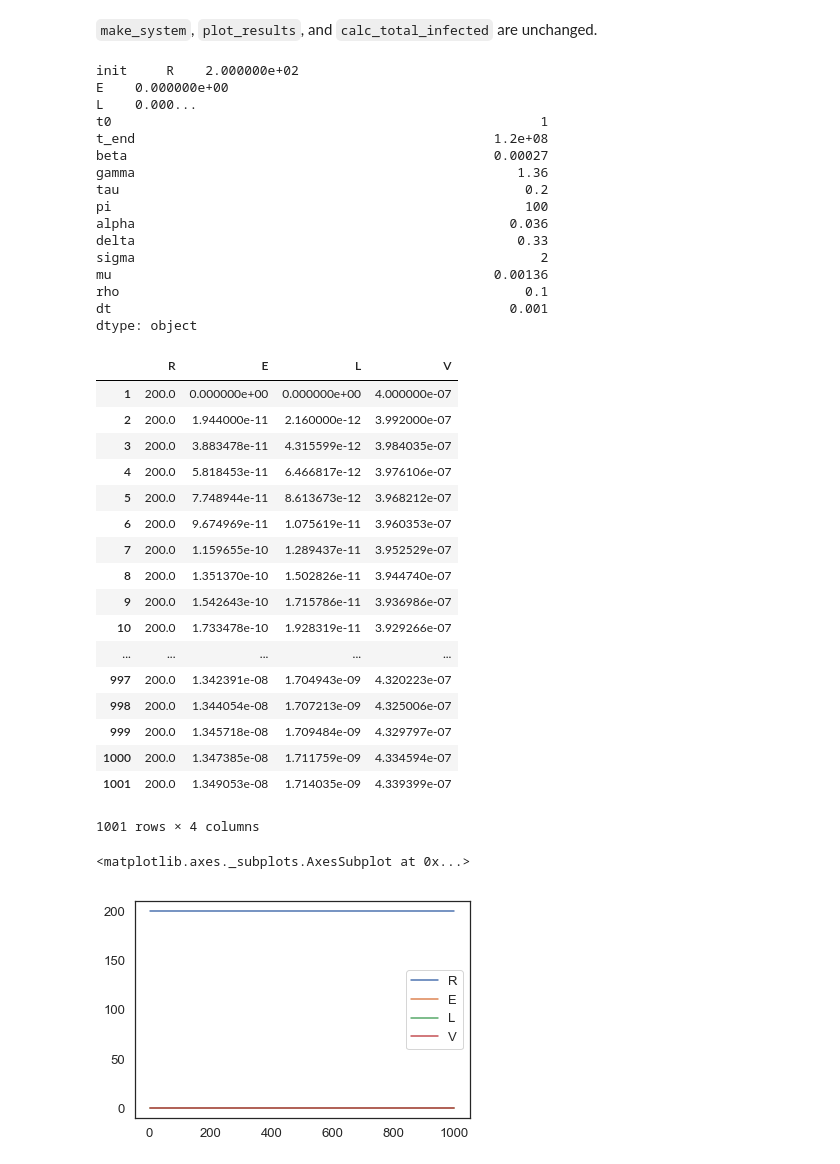
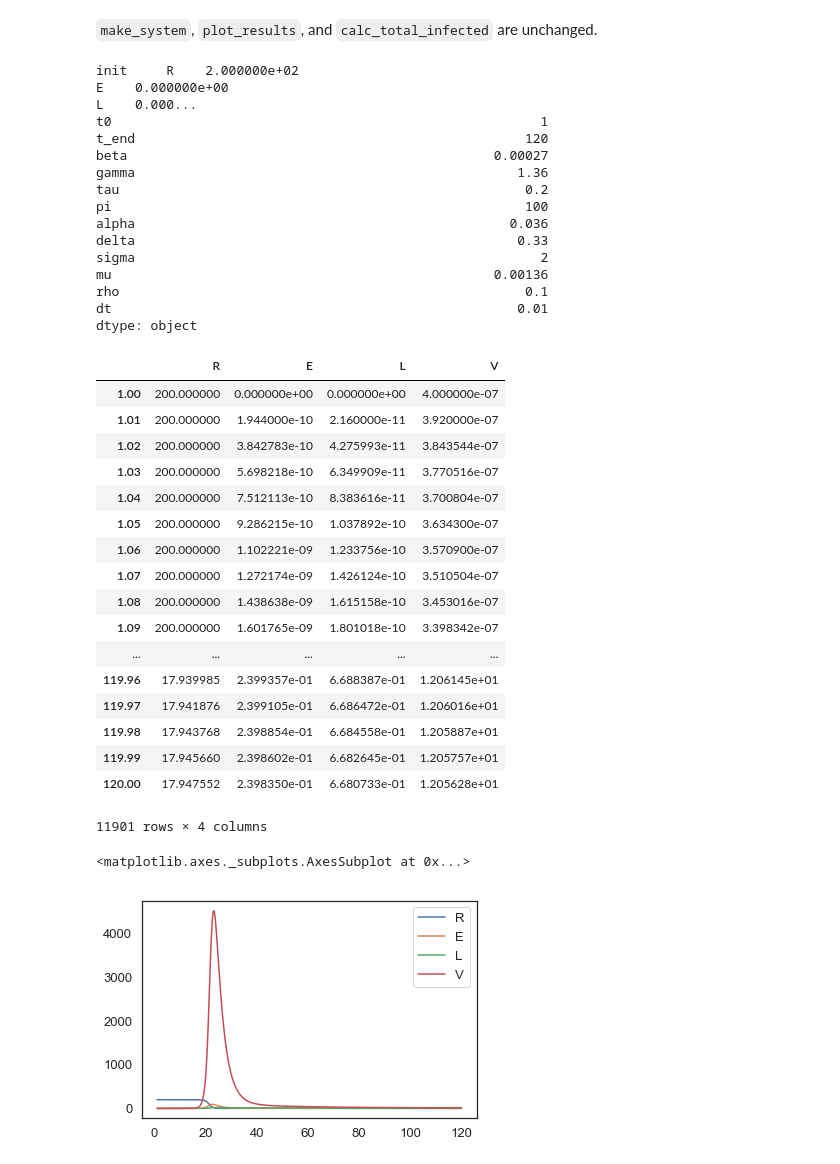
Before and after one commit to maiam6242/ModSimPy, a Jupyter notebook: code/HIV Notebook.ipynb, the cells around one changed output. Cells and saved outputs as stored; diff of their text form; code cells hidden in the pictures.

```diff
--- a/code/HIV Notebook.ipynb
+++ b/code/HIV Notebook.ipynb
@@ -31,8 +31,8 @@ def make_system(beta, gamma, tau, pi, alpha, delta, sigma, mu, rho):
     init = State(R = 200, E = 0, L = 0, V = .0000004)
 
     t0 = 1
-    dt = .001
-    t_end = 120000/dt
+    dt = .01
+    t_end = 120
 
 
     return System(init=init, t0=t0, t_end=t_end,
@@ -59,11 +59,11 @@ def run_simulation(system, update_func):
     frame = TimeFrame(columns=init.index)
     frame.row[t0] = init
 
-    i = t0
+#     i = t0
 
-    for t in linspace(t0, t_end, dt*1000000):
-        frame.row[i+1] = update_func(frame.row[i], dt, system)
-        i = i + 1
+    for t in linrange(t0, t_end, dt):
+        frame.row[t+dt] = update_func(frame.row[t], dt, system)
+#         i = i + 1
 
     return frame
 # %%
@@ -101,45 +101,45 @@ def update_func(state, dt, system):
     return State(R=r, E=e, L=l, V=v)
 # %%
 print (make_system(.00027, 1.36, .2, 100, .036, .33, 2, .00136, .1))
-x =run_simulation(make_system(.00027, 1.36, .2, 100, .036, .33, 2, .00136, .1), update_func)
+results =run_simulation(make_system(.00027, 1.36, .2, 100, .036, .33, 2, .00136, .1), update_func)
 # %% [output]
 init     R    2.000000e+02
 E    0.000000e+00
 L    0.000...
 t0                                                       1
-t_end                                              1.2e+08
+t_end                                                  120
 beta                                               0.00027
 gamma                                                 1.36
 tau                                                    0.2
 pi                                                     100
 alpha                                                0.036
 delta                                                 0.33
 sigma                                                    2
 mu                                                 0.00136
 rho                                                    0.1
-dt                                                   0.001
+dt                                                    0.01
 dtype: object
 |  | R | E | L | V |
-| 1 | 200.0 | 0.000000e+00 | 0.000000e+00 | 4.000000e-07 |
-| 2 | 200.0 | 1.944000e-11 | 2.160000e-12 | 3.992000e-07 |
-| 3 | 200.0 | 3.883478e-11 | 4.315599e-12 | 3.984035e-07 |
-| 4 | 200.0 | 5.818453e-11 | 6.466817e-12 | 3.976106e-07 |
-| 5 | 200.0 | 7.748944e-11 | 8.613673e-12 | 3.968212e-07 |
-| 6 | 200.0 | 9.674969e-11 | 1.075619e-11 | 3.960353e-07 |
-| 7 | 200.0 | 1.159655e-10 | 1.289437e-11 | 3.952529e-07 |
-| 8 | 200.0 | 1.351370e-10 | 1.502826e-11 | 3.944740e-07 |
-| 9 | 200.0 | 1.542643e-10 | 1.715786e-11 | 3.936986e-07 |
-| 10 | 200.0 | 1.733478e-10 | 1.928319e-11 | 3.929266e-07 |
+| 1.00 | 200.000000 | 0.000000e+00 | 0.000000e+00 | 4.000000e-07 |
+| 1.01 | 200.000000 | 1.944000e-10 | 2.160000e-11 | 3.920000e-07 |
+| 1.02 | 200.000000 | 3.842783e-10 | 4.275993e-11 | 3.843544e-07 |
+| 1.03 | 200.000000 | 5.698218e-10 | 6.349909e-11 | 3.770516e-07 |
+| 1.04 | 200.000000 | 7.512113e-10 | 8.383616e-11 | 3.700804e-07 |
+| 1.05 | 200.000000 | 9.286215e-10 | 1.037892e-10 | 3.634300e-07 |
+| 1.06 | 200.000000 | 1.102221e-09 | 1.233756e-10 | 3.570900e-07 |
+| 1.07 | 200.000000 | 1.272174e-09 | 1.426124e-10 | 3.510504e-07 |
+| 1.08 | 200.000000 | 1.438638e-09 | 1.615158e-10 | 3.453016e-07 |
+| 1.09 | 200.000000 | 1.601765e-09 | 1.801018e-10 | 3.398342e-07 |
 | ... | ... | ... | ... | ... |
-| 997 | 200.0 | 1.342391e-08 | 1.704943e-09 | 4.320223e-07 |
-| 998 | 200.0 | 1.344054e-08 | 1.707213e-09 | 4.325006e-07 |
-| 999 | 200.0 | 1.345718e-08 | 1.709484e-09 | 4.329797e-07 |
-| 1000 | 200.0 | 1.347385e-08 | 1.711759e-09 | 4.334594e-07 |
-| 1001 | 200.0 | 1.349053e-08 | 1.714035e-09 | 4.339399e-07 |
+| 119.96 | 17.939985 | 2.399357e-01 | 6.688387e-01 | 1.206145e+01 |
+| 119.97 | 17.941876 | 2.399105e-01 | 6.686472e-01 | 1.206016e+01 |
+| 119.98 | 17.943768 | 2.398854e-01 | 6.684558e-01 | 1.205887e+01 |
+| 119.99 | 17.945660 | 2.398602e-01 | 6.682645e-01 | 1.205757e+01 |
+| 120.00 | 17.947552 | 2.398350e-01 | 6.680733e-01 | 1.205628e+01 |
-1001 rows × 4 columns
+11901 rows × 4 columns
 # %%
-x.plot()
+results.plot()
 # %% [output]
 <matplotlib.axes._subplots.AxesSubplot at 0x...>
-[figure, old version]
+[figure, new version]
 # %%
```
Also changed, not shown: parts of 4 cells of this notebook, 1 other file.
